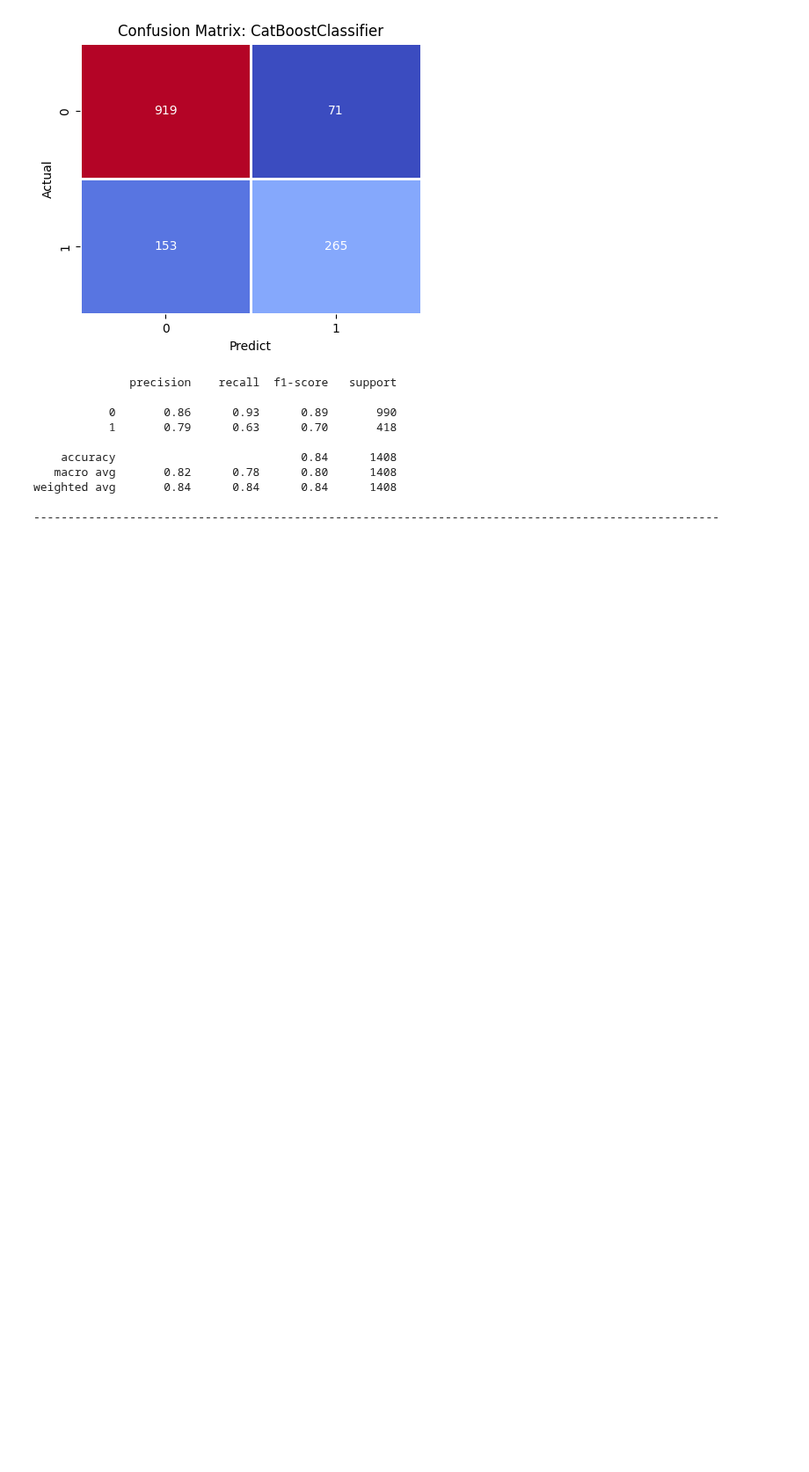
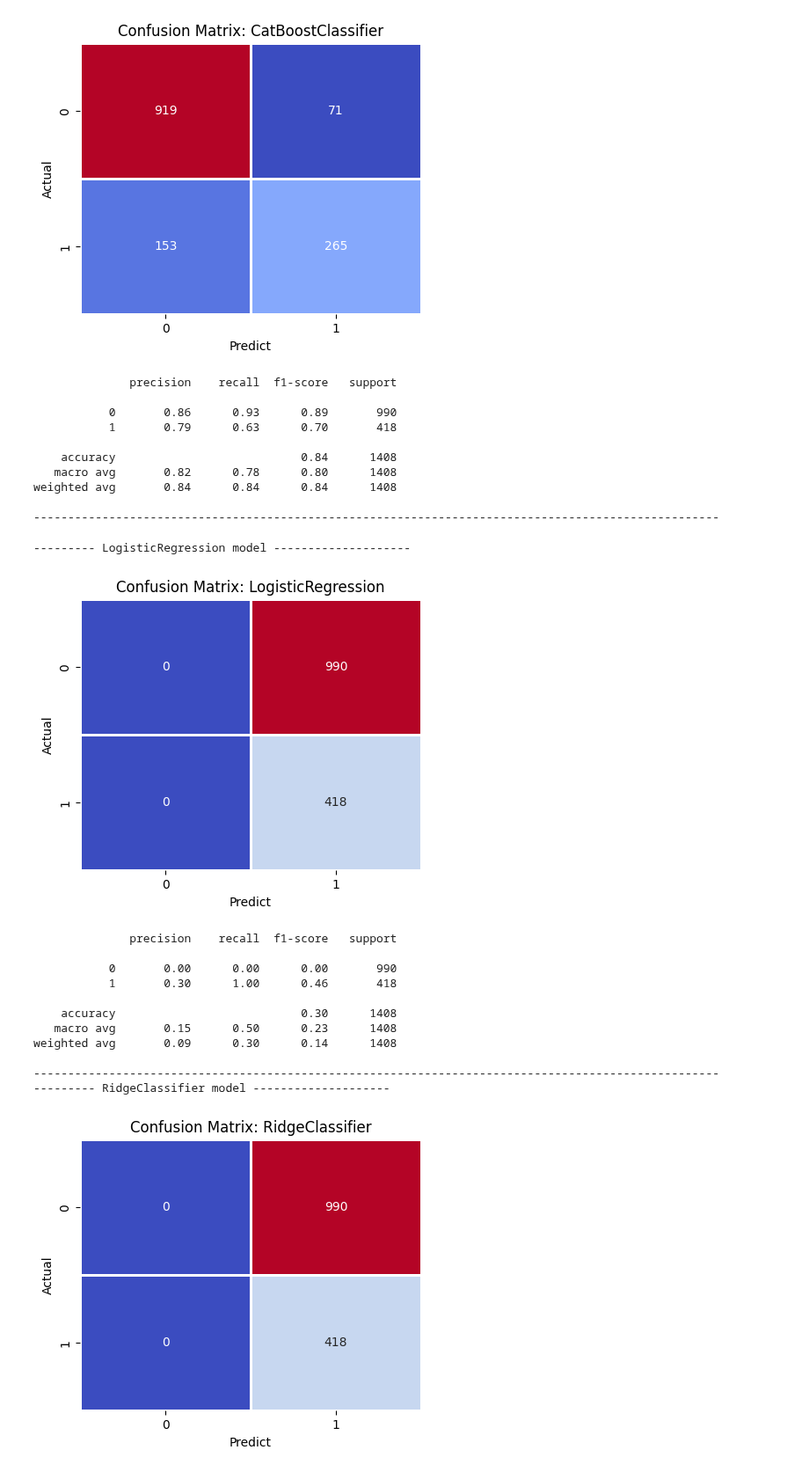
Before and after one commit to sarmuh/Bank-Customer-Churn-ML, a Jupyter notebook: CUSTOMER_CHURN_P3.ipynb, the cells around one changed output. Shown at 88% size. Cells and saved outputs as stored; diff of their text form; code cells hidden in the pictures; blank space fills up the shorter version.

```diff
--- a/CUSTOMER_CHURN_P3.ipynb
+++ b/CUSTOMER_CHURN_P3.ipynb
@@ -158,3 +169,48 @@ weighted avg       0.83      0.83      0.83      1408
 weighted avg       0.84      0.84      0.84      1408
 
 ----------------------------------------------------------------------------------------------------
+# %%
+#Standardization
+
+scaler = StandardScaler()
+X_train_s = scaler.fit_transform(X_train_sm)
+X_test_s = scaler.transform(X_test)
+# %%
+models = {
+'LogisticRegression' : LogisticRegression(max_iter=250,verbose=0),
+'RidgeClassifier' : RidgeClassifier(max_iter=300),
+'SVC' : SVC(verbose=0),
+'KNeighborsClassifier' : KNeighborsClassifier(n_neighbors=7),
+'BernoulliNB' : BernoulliNB(),
+'DummyClassifier' : DummyClassifier()
+}
+# %%
+for name,model in models.items():
+  print(f'--------- {name} model --------------------')
+  model.fit(X_train_s,y_train_sm)
+  y_pred = model.predict(X_test_s)
+
+  plt.figure(figsize=(5, 4))
+  plt.title(f"Confusion Matrix: {name}")
+  sns.heatmap(confusion_matrix(y_test,y_pred),annot=True,linewidths=1,cbar=False,cmap='coolwarm',fmt='d')
+  plt.ylabel('Actual')
+  plt.xlabel('Predict')
+  plt.show()
+
+  print(classification_report(y_test,y_pred))
+  print('-----'*20)
+# %% [output]
+--------- LogisticRegression model --------------------
+[figure, added]
+              precision    recall  f1-score   support
+
+           0       0.00      0.00      0.00       990
+           1       0.30      1.00      0.46       418
+
+    accuracy                           0.30      1408
+   macro avg       0.15      0.50      0.23      1408
+weighted avg       0.09      0.30      0.14      1408
+
+----------------------------------------------------------------------------------------------------
+--------- RidgeClassifier model --------------------
+[figure, added]
```
Also changed, not shown: parts of 3 cells of this notebook.
